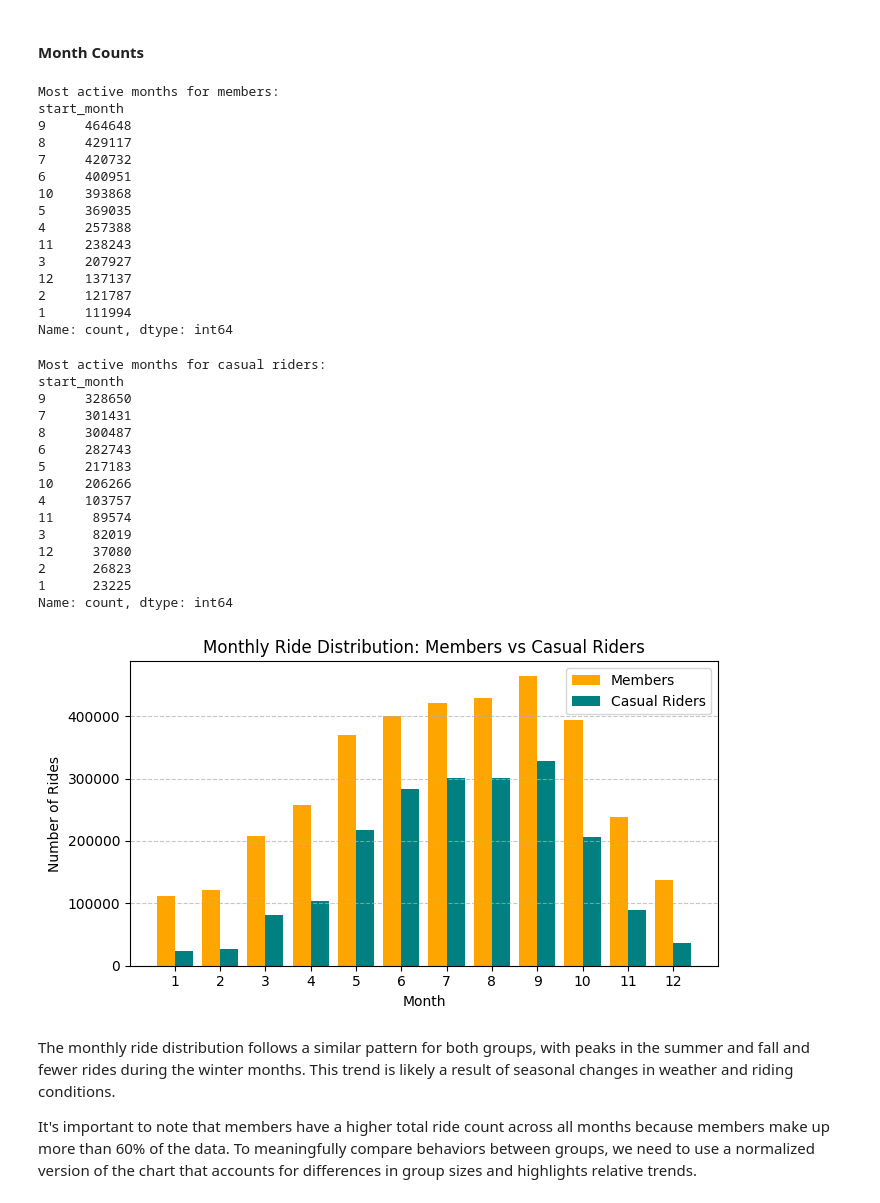
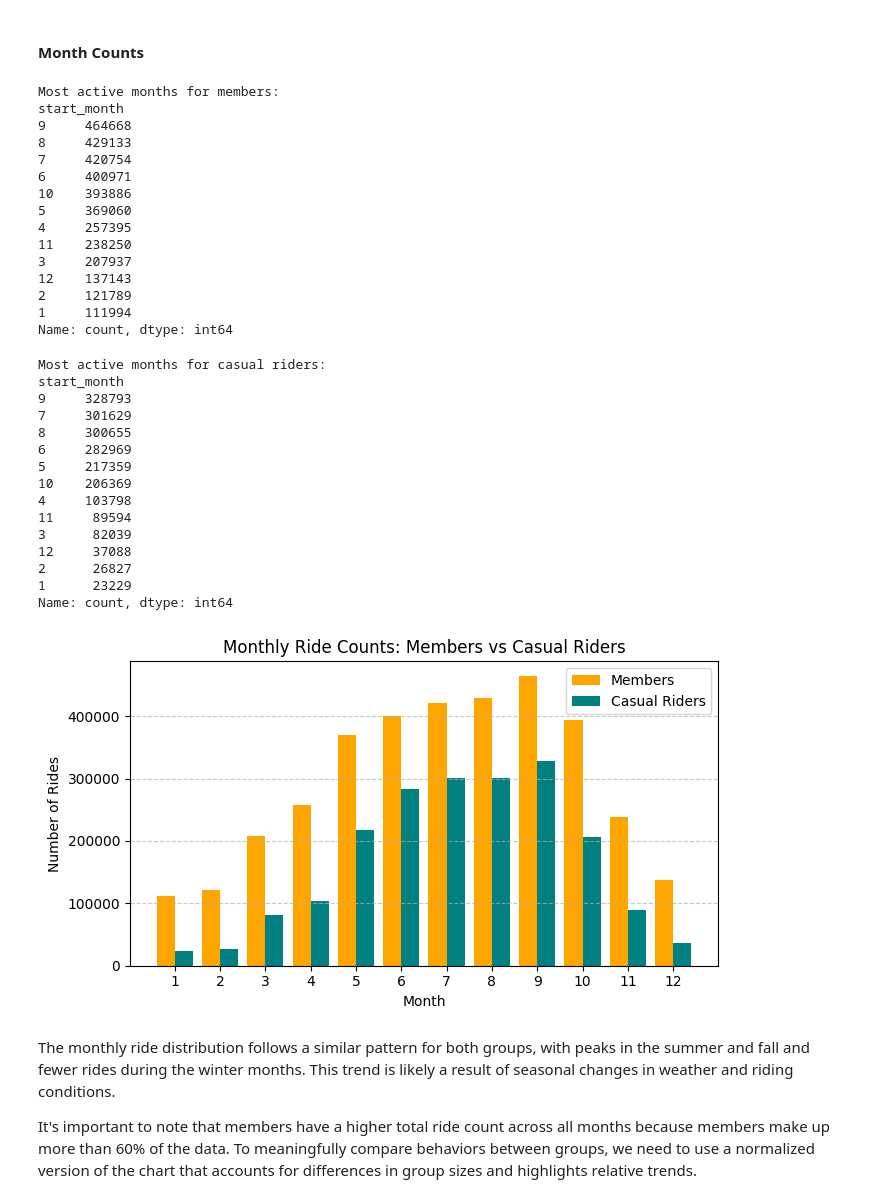
Before and after one commit to michael22leeapp/cyclistic-analysis-case-study, a Jupyter notebook: cyclistic_analysis.ipynb, the cells around one changed output. Cells and saved outputs as stored; diff of their text form; code cells hidden in the pictures.

```diff
--- a/cyclistic_analysis.ipynb
+++ b/cyclistic_analysis.ipynb
@@ -180,12 +179,22 @@ print(f"Number of rides shorter than 60 seconds: {len(short_rides)}")
 Number of rides shorter than 60 seconds: 126460
 # %%
 print(f'Rows in combined_df: {len(combined_df)}')
-# Remove entries where ride_length < 60s
-filtered_df = combined_df[combined_df['ride_length'].dt.total_seconds() >= 60]
-print(f'Rows in filtered_df: {len(filtered_df)}')
-count_removed_rows = len(combined_df) - len(filtered_df)
-percent_rows = round((count_removed_rows / len(combined_df)) * 100, 2)
+# Filter entries where ride_length < 60s
+filtered_df = combined_df[combined_df['ride_length'].dt.total_seconds() >= 60].copy()
+row_count_filtered = len(filtered_df)
+print(f'Rows in filtered_df: {row_count_filtered}')
+count_removed_rows = len(combined_df) - row_count_filtered
+percent_rows = round(count_removed_rows / len(combined_df) * 100, 2)
 print(f'Percent of rows removed: {percent_rows}%')
+
+# 99th percentile ride duration in minutes
+filtered_df['ride_length_minutes'] = filtered_df['ride_length'].dt.total_seconds() / 60 # Convert to minutes
+max_cutoff = filtered_df['ride_length_minutes'].quantile(0.99)
+print(f"99th percentile cutoff: {max_cutoff:.2f} minutes")
+# Filter out top 1%
+filtered_df = filtered_df[filtered_df['ride_length_minutes'] <= max_cutoff]
+row_count_filtered = len(filtered_df)
+print(f'Rows in filtered_df after removing top 1%: {row_count_filtered}')
 # %% [output]
 Rows in combined_df: 5735884
 Rows in filtered_df: 5609424
@@ -199,7 +213,0 @@ However, some records with ride durations under 60 seconds are still present in
-# %%
-# 99th percentile ride duration in minutes
-max_cutoff = combined_df['ride_length_minutes'].quantile(0.99)
-print(f"99th percentile cutoff: {max_cutoff:.2f} minutes")
-
-# Filter out top 1% of rides (possible outliers)
-filtered_df = filtered_df[filtered_df['ride_length_minutes'] <= cutoff]
@@ -274,17 +276,17 @@ print(f'Most active months for members:\n{member_month_counts}')
 # %% [output]
 Most active months for members:
 start_month
-9     464648
-8     429117
-7     420732
-6     400951
-10    393868
-5     369035
-4     257388
-11    238243
-3     207927
-12    137137
-2     121787
+9     464668
+8     429133
+7     420754
+6     400971
+10    393886
+5     369060
+4     257395
+11    238250
+3     207937
+12    137143
+2     121789
 1     111994
 Name: count, dtype: int64
 # %%
@@ -294,40 +296,40 @@ print(f'Most active months for casual riders:\n{casual_month_counts}')
 # %% [output]
 Most active months for casual riders:
 start_month
-9     328650
-7     301431
-8     300487
-6     282743
-5     217183
-10    206266
-4     103757
-11     89574
-3      82019
-12     37080
-2      26823
-1      23225
+9     328793
+7     301629
+8     300655
+6     282969
+5     217359
+10    206369
+4     103798
+11     89594
+3      82039
+12     37088
+2      26827
+1      23229
 Name: count, dtype: int64
 # %%
 # Sort months in order
 member_month_counts = member_month_counts.sort_index()
 casual_month_counts = casual_month_counts.sort_index()
 
 months = np.array(range(1, 13))
-bar_width = 0.
+bar_width = 0.4
 # Plot
 plt.figure(figsize=(7, 4))
 plt.bar(months - bar_width/2, member_month_counts.values, width=bar_width, label='Members', color='orange')
 plt.bar(months + bar_width/2, casual_month_counts.values, width=bar_width, label='Casual Riders', color='teal')
 plt.xlabel('Month')
 plt.ylabel('Number of Rides')
-plt.title('Monthly Ride Distribution: Members vs Casual Riders')
+plt.title('Monthly Ride Counts: Members vs Casual Riders')
 plt.xticks(range(1, 13))
 plt.grid(axis='y', linestyle='--', alpha=0.7)
 plt.legend()
 plt.tight_layout()
 plt.show()
 # %% [output]
-[figure, old version]
+[figure, new version]
 # %% [markdown]
 The monthly ride distribution follows a similar pattern for both groups, with peaks in the summer and fall and fewer rides during the winter months. This trend is likely a result of seasonal changes in weather and riding conditions.
 
```
Also changed, not shown: parts of 45 cells of this notebook.
